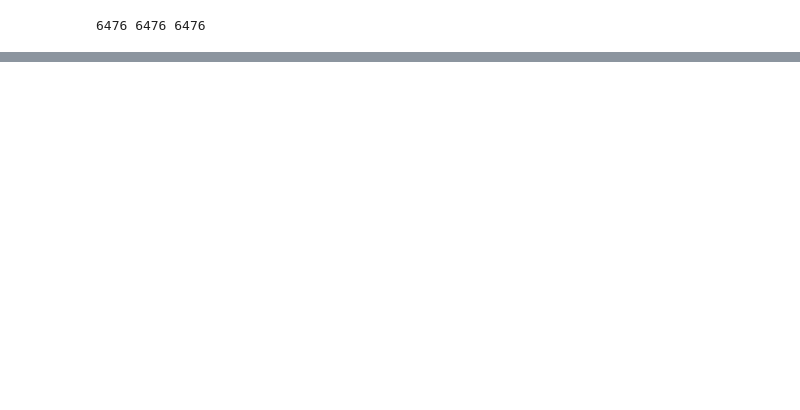
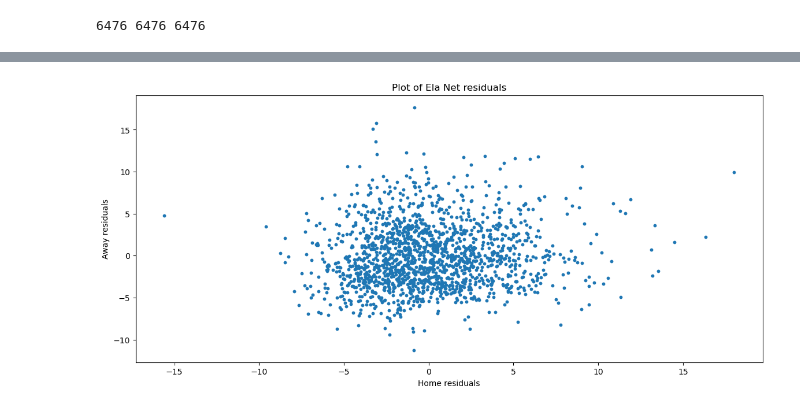
Before and after one commit to JohnVanderhoff/college_football_prediction_project, a Jupyter notebook: college-football-prediction/Model Testing 2.ipynb, the cells around one changed output, grey strips where cells are left out. Cells and saved outputs as stored; diff of their text form; code cells hidden in the pictures; blank space fills up the shorter version.

```diff
--- a/college-football-prediction/Model Testing 2.ipynb
+++ b/college-football-prediction/Model Testing 2.ipynb
@@ -241,0 +198,6 @@ for id in train_ids:
+# %%
+linreg = LinearRegression()
+linreg.fit(X_train_scaled, y_train)
+
+print(f"MAE with linear regression:{mean_absolute_error(linreg.predict(X_test_scaled), y_test)}")
+# OK so that doesn't work.... Must be some variables here that have no impact or even a negative influence on our outcomes.
@@ -241,0 +212,17 @@ for id in train_ids:
+# %%
+lasso = Lasso(alpha=1)
+lasso.fit(X_train_scaled, y_train)
+
+ela_net = ElasticNet(alpha=1)
+ela_net.fit(X_train_scaled, y_train)
+
+lasso_cv = MultiTaskLassoCV(cv=10, random_state=752)
+lasso_cv.fit(X_train_scaled, y_train)
+
+ela_net_cv = MultiTaskElasticNetCV(cv=10,random_state=752)
+ela_net_cv.fit(X_train_scaled, y_train)
+
+print(f"MAE are Lasso:{mean_absolute_error(lasso.predict(X_test_scaled), y_test)},\
+       ElasticNet:{mean_absolute_error(ela_net.predict(X_test_scaled), y_test)},\
+        LassoCV:{mean_absolute_error(lasso_cv.predict(X_test_scaled), y_test)}, \
+        ElasticNetCV:{mean_absolute_error(ela_net_cv.predict(X_test_scaled), y_test)} ")
@@ -241,0 +231,5 @@ for id in train_ids:
+# %%
+lasso_cv_residuals = y_test - lasso_cv.predict(X_test_scaled)
+lasso_residuals = y_test - lasso.predict(X_test_scaled)
+ela_net_cv_residuals = y_test - ela_net_cv.predict(X_test_scaled)
+ela_net_residuals = y_test - ela_net.predict(X_test_scaled)
@@ -241,0 +246,10 @@ for id in train_ids:
+# %%
+plt.figure(figsize=(14,6))
+
+plt.scatter(x = ela_net_residuals[:,0], y = ela_net_residuals[:,1], s=10)
+plt.title('Plot of Ela Net residuals')
+plt.xlabel('Home residuals')
+plt.ylabel('Away residuals')
+plt.show()
+# %% [output]
+[figure, added]
```
Also changed, not shown: parts of 29 cells of this notebook, 2 other files.
